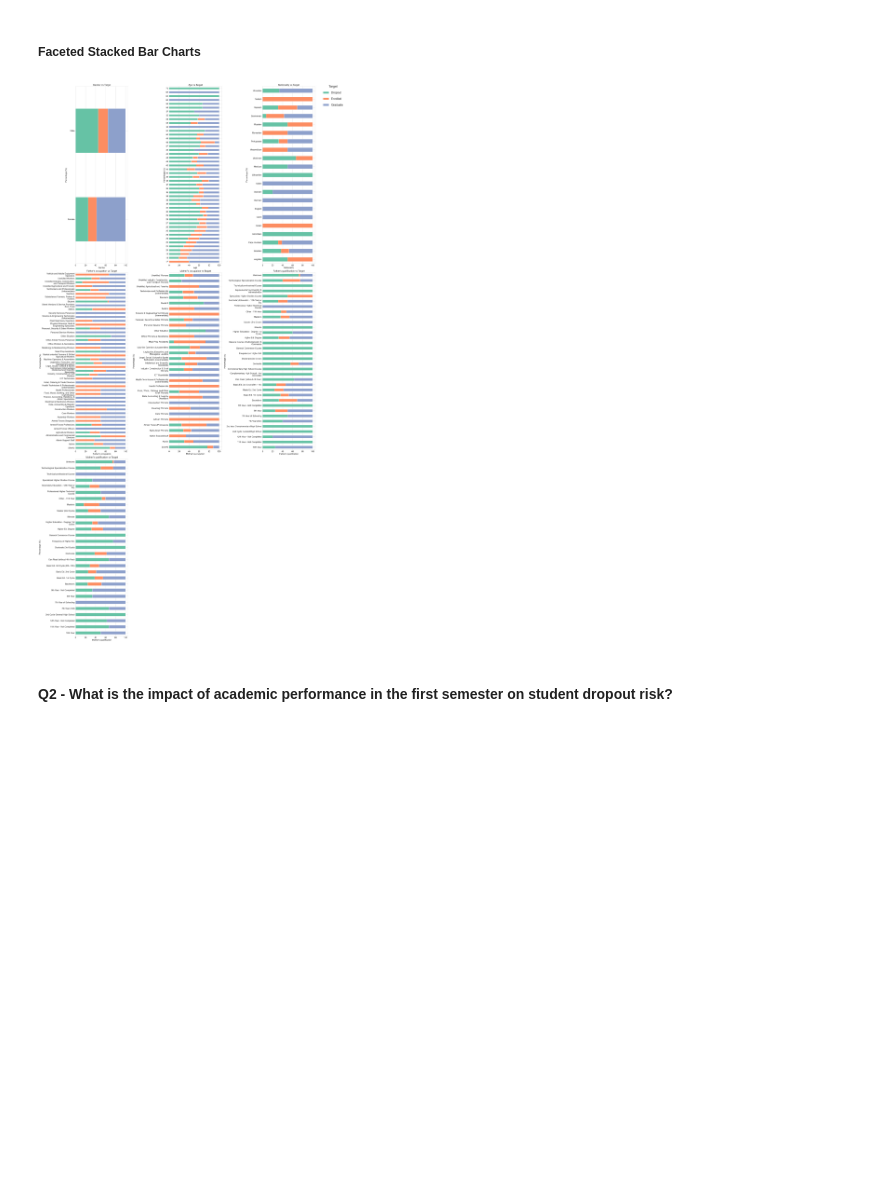
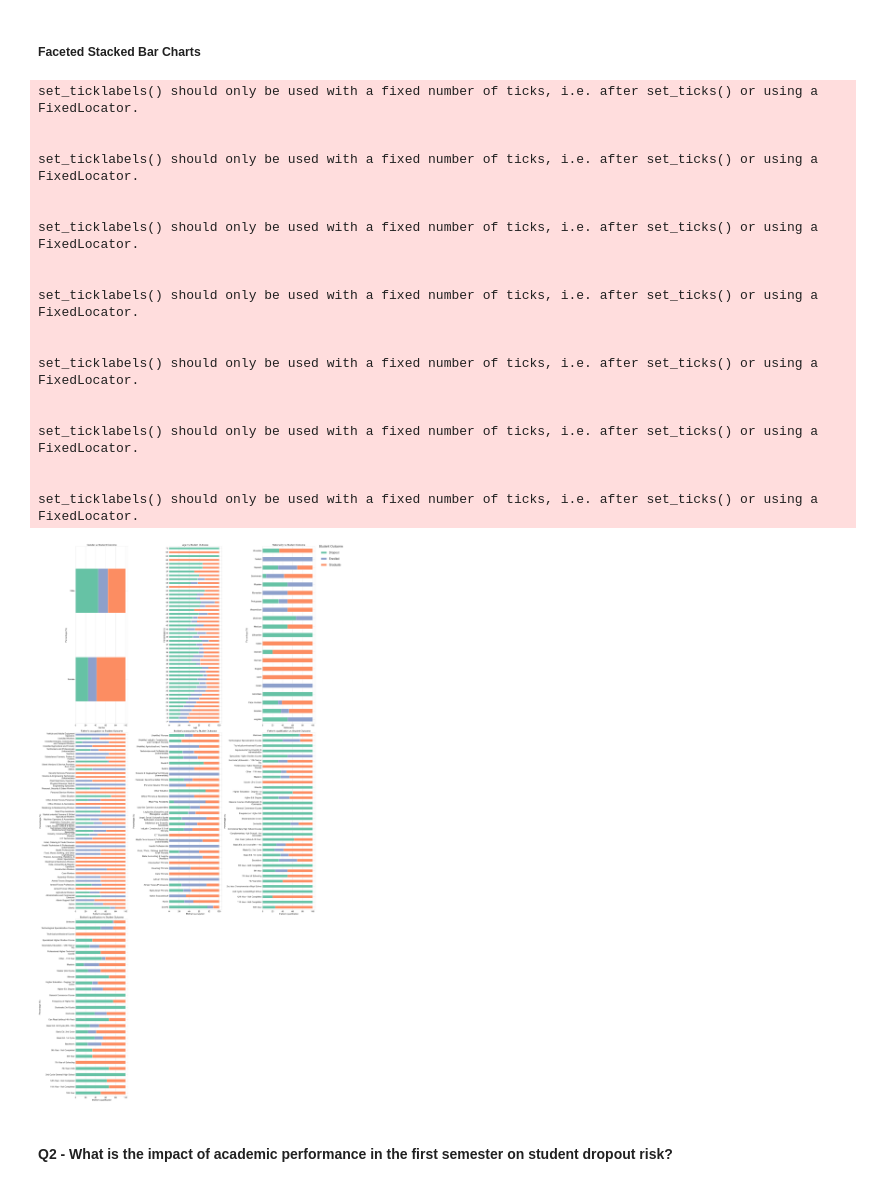
Before and after one commit to evaktar/AIandML, a Jupyter notebook: assessment.ipynb, the cells around one changed output. Drawn from its saved outputs; the diff is of its cells as text; code cells hidden in the pictures; blank space fills up the shorter version.

```diff
--- a/assessment.ipynb
+++ b/assessment.ipynb
@@ -739,73 +740,108 @@ stacked_bar_success(df_temp, 'Gender')
 # %% [markdown]
 ##### Faceted Stacked Bar Charts
 # %%
-def faceted_stacked_bar(df, demographic_cols, mappings=feature_mappings, col_wrap=3, target_col='Target'):
+def faceted_stacked_bar(df, demographic_columns, mappings=feature_mappings, col_wrap=3, target_column='Student outcome'):
+    """
+    faceted_stacked_bar creates a grid of horizontal stacked bar plots
+    to visualise the percentage distribution of the target variable
+    across demographic attributes.
+
+    ---- Parameters ----
+    :df: Specified pandas DataFrame containing the data to plot.
+    :demographic_columns: List of demographic features to be plot.
+    :mappings: Dictionary mapping numeric codes to descriptive labels (default = feature_mappings).
+    :col_wrap: Number of plots per row in the faceted grid (default = 3).
+    :target_column: Name of the target column (default = 'Student outcome').
+    """
+    df_stack = df.copy() # Create a copy
+    outcomes = df_stack[target_column].unique() # student outcomes
+    # Set mapped palette
+    palette = dict(zip(outcomes, sns.color_palette("Set2", n_colors=len(outcomes))))
+
     # Map numeric codes to occupation mappings (descriptive names)
-    for col in demographic_cols:
+    for col in demographic_columns:
         try:
-            df[col] = df[col].map(mappings[col])
+            df_stack[col] = df_stack[col].map(mappings[col])
         except KeyError:
-            pass
+            pass # No mappings found so continue
 
     # Number of attributes / plots per row
-    rows = np.ceil(len(demographic_cols)/ col_wrap).astype('int')
+    rows = np.ceil(len(demographic_columns)/ col_wrap).astype('int')
     # Create subplots per specified column and number of plots
     fig, axes = plt.subplots(rows, col_wrap, figsize=(30, 20*rows))
     axes = axes.flatten()
 
     # Calculate number pf values per column and divide stacked bars
-    for i, col in enumerate(demographic_cols):
-        counts = df.groupby([col, target_col]).size().reset_index(name='count')
-        df_pivot = counts.pivot(index=col, columns=target_col, values='count').fillna(0)
+    for i, col in enumerate(demographic_columns):
+        counts = df_stack.groupby([col, target_column]).size().reset_index(name='count')
+        df_pivot = counts.pivot(index=col, columns=target_column, values='count').fillna(0)
         df_pivot = df_pivot.div(df_pivot.sum(axis=1), axis=0) * 100
 
-        # Palette by num of categories
-        palette = sns.color_palette("Set2", n_colors=df_pivot.shape[1])
 
         # Wrap long labels
         df_pivot.index = [textwrap.fill(str(label), width=35) for label in df_pivot.index]
 
         # Plot horizontal stacked bar
-        df_pivot.plot(kind="barh", stacked=True, ax=axes[i], color=palette)
+        df_pivot.plot(kind="barh", stacked=True, ax=axes[i], color=[palette[o] for o in df_pivot.columns])
 
         # Set plot axes, sizes, and titles
         axes[i].legend_.remove() # Remove individual legend
         axes[i].set_xticklabels(axes[i].get_xticklabels(), rotation=0, wrap=True, ha="center")
         axes[i].tick_params(labelsize=16)
         axes[i].set_ylabel("Percentage (%)", fontsize=16)
         axes[i].set_xlabel(col, fontsize=16)
-        axes[i].set_title(f"{col} vs {target_col}", fontsize=18)
+        axes[i].set_title(f"{col} vs {target_column.title()}", fontsize=18)
 
-    for j in range(i+1, len(axes)):
+    # Remove unused axes
+    for j in range(len(demographic_columns), len(axes)):
         fig.delaxes(axes[j])
 
     # Create single legend with first plot's handles and labels
     handles, labels = axes[0].get_legend_handles_labels()
     fig.legend(
         handles,
         labels,
-        title=target_col,
+        title=target_column.title(),
         loc='upper right',
         bbox_to_anchor=(1.10, 1.0),
         fontsize=22,
         title_fontsize=24,
         frameon=False,
         markerscale=2.0,
         labelspacing=1.2
     )
 
+    # Display plot
     plt.subplots_adjust(right=0.15)
-    # Display plot
     plt.tight_layout()
     plt.show()
 
-demographic_cols = ['Gender', 'Age', 'Nationality',
+# List demographic columns
+demographic_columns = ['Gender', 'Age', 'Nationality',
                     "Father's occupation", "Mother's occupation",
                     "Father's qualification", "Mother's qualification"]
-df_temp = df_eda.copy()
-faceted_stacked_bar(df_temp, demographic_cols)
+faceted_stacked_bar(df_eda, demographic_columns)
 # %% [output]
+set_ticklabels() should only be used with a fixed number of ticks, i.e. after set_ticks() or using a FixedLocator.
+
+
+set_ticklabels() should only be used with a fixed number of ticks, i.e. after set_ticks() or using a FixedLocator.
+
+
+set_ticklabels() should only be used with a fixed number of ticks, i.e. after set_ticks() or using a FixedLocator.
+
+
+set_ticklabels() should only be used with a fixed number of ticks, i.e. after set_ticks() or using a FixedLocator.
+
+
+set_ticklabels() should only be used with a fixed number of ticks, i.e. after set_ticks() or using a FixedLocator.
+
+
+set_ticklabels() should only be used with a fixed number of ticks, i.e. after set_ticks() or using a FixedLocator.
+
+
+set_ticklabels() should only be used with a fixed number of ticks, i.e. after set_ticks() or using a FixedLocator.
-[figure, old version]
+[figure, new version]
 # %% [markdown]
 #### Q2 - What is the impact of academic performance in the first semester on student dropout risk?
 # %% [markdown]
```
Also changed, not shown: parts of 3 cells of this notebook.
